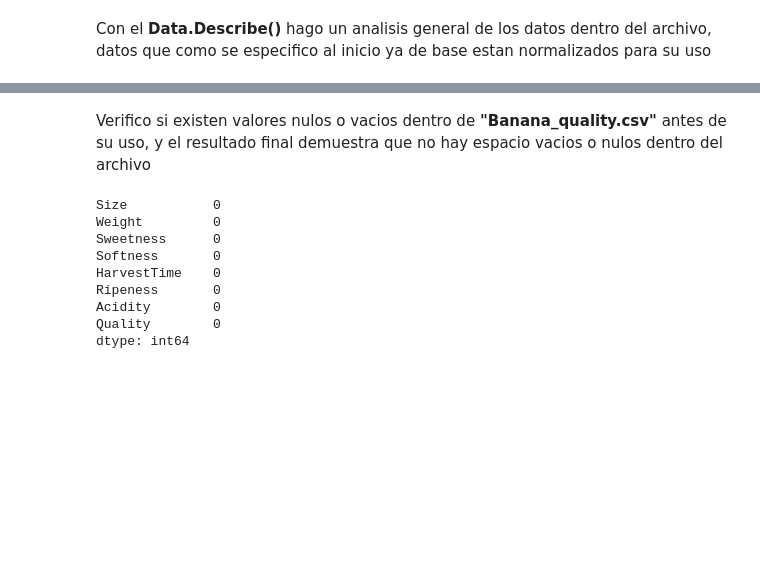
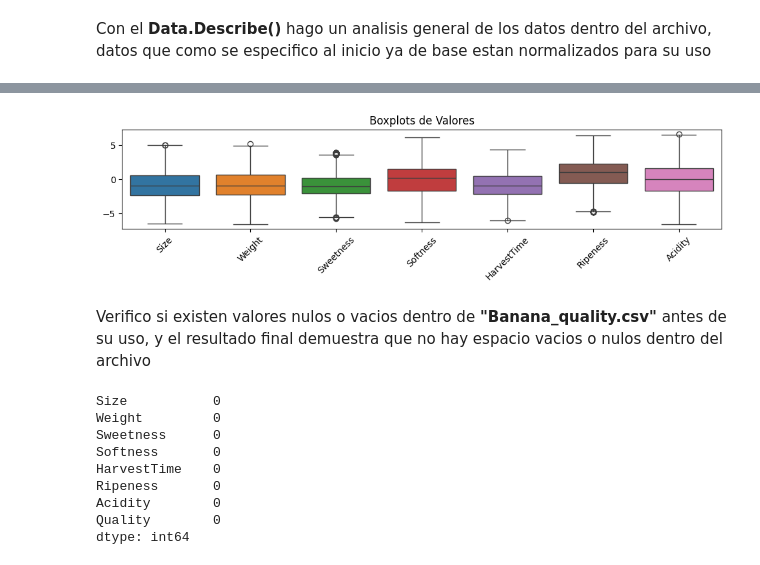
Before and after one commit to JohnnyArvelo/TP-Mate-3-Red-neuronal, a Jupyter notebook: Mate3.ipynb, the cells around one changed output, grey strips where cells are left out. Saved outputs shown, nothing was run; the diff lists cells and outputs as text; code cells hidden in the pictures; blank space fills up the shorter version.

```diff
--- a/Mate3.ipynb
+++ b/Mate3.ipynb
@@ -90,3 +133,13 @@ df.describe()
+# %%
+#Vuelvo a comprobar el grado de valores Atipicos
+numeric_columns = filtrados.select_dtypes(include=['float64', 'int64']).columns
+plt.figure(figsize=(12, 2))
+sns.boxplot(data=filtrados[numeric_columns])
+plt.title('Boxplots de Valores')
+plt.xticks(rotation=45)
+plt.show()
+# %% [output]
+[figure, added]
 # %% [markdown]
 Verifico si existen valores nulos o vacios dentro de **"Banana_quality.csv"** antes de su uso, y el resultado final demuestra que no hay espacio vacios o nulos dentro del archivo
 # %%
```
Also changed, not shown: parts of 22 cells of this notebook.
